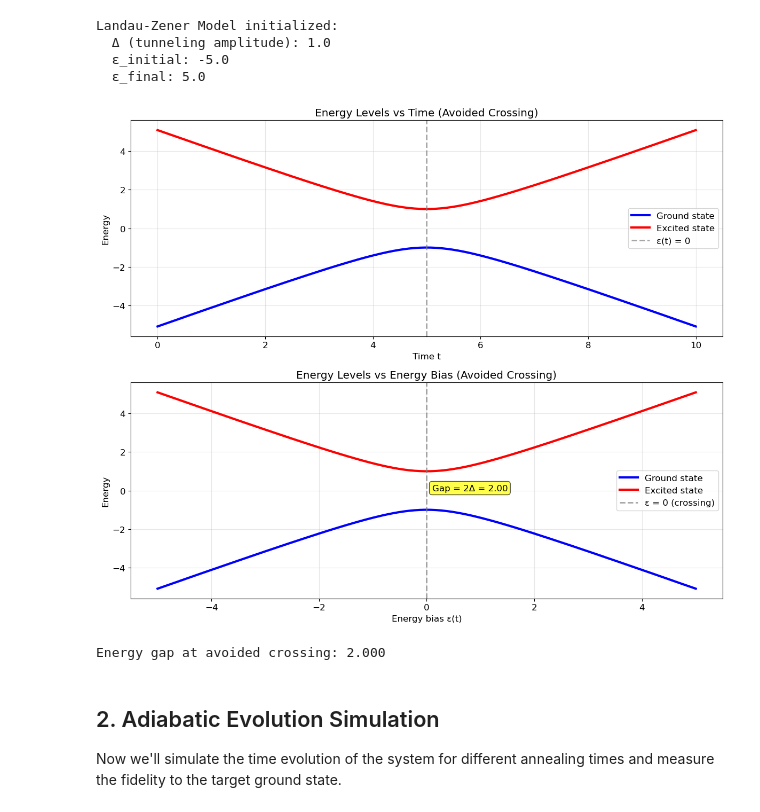
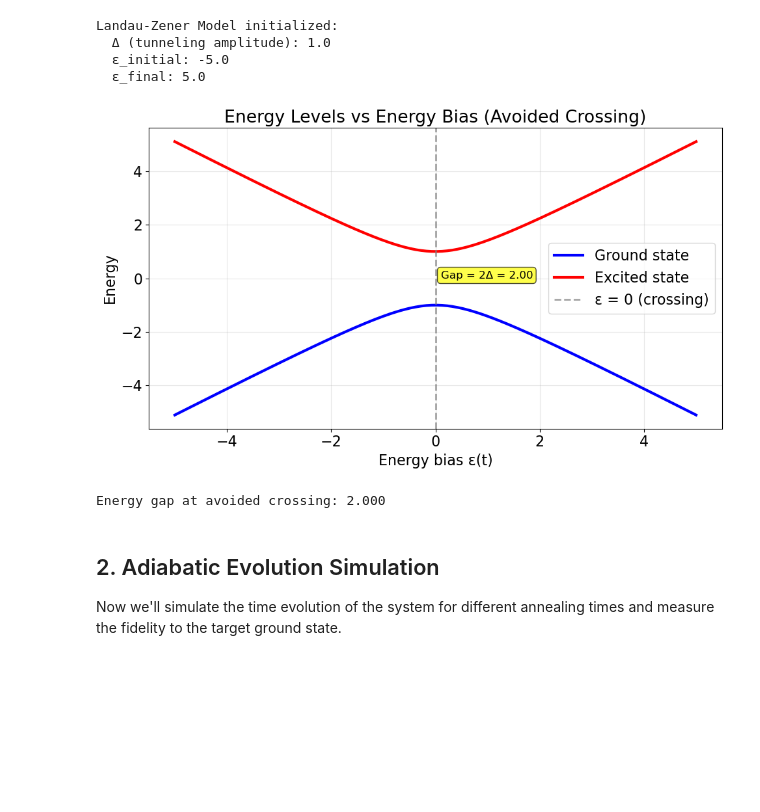
Before and after one commit to NiallCarbery/Adiabatic-Theorem, a Jupyter notebook: TwoLevel.ipynb, the cells around one changed output. Drawn from its saved outputs; the diff is of its cells as text; code cells hidden in the pictures; blank space fills up the shorter version.

```diff
--- a/TwoLevel.ipynb
+++ b/TwoLevel.ipynb
@@ -29,8 +29,8 @@ import warnings
 warnings.filterwarnings('ignore')
 
 # Set up plotting parameters
-plt.rcParams['figure.figsize'] = (12, 8)
-plt.rcParams['font.size'] = 12
+plt.rcParams['figure.figsize'] = (10, 6)
+plt.rcParams['font.size'] = 16
 plt.rcParams['lines.linewidth'] = 2
 
 print("Libraries imported successfully!")
@@ -101,54 +101,43 @@ def plot_energy_levels(lz_model, T=10.0):
     """
     t_points = np.linspace(0, T, 200)
     energies_0 = []  # Ground state
     energies_1 = []  # Excited state
     epsilon_values = []
 
     for t in t_points:
         H_t = lz_model.hamiltonian(t, T)
         eigenvals = H_t.eigenenergies()
         energies_0.append(eigenvals[0])  # Ground state (lowest energy)
         energies_1.append(eigenvals[1])  # Excited state
         epsilon_values.append(lz_model.epsilon(t, T))
 
-    fig, (ax1, ax2) = plt.subplots(2, 1, figsize=(12, 10))
-
-    # Plot energy levels vs time
-    ax1.plot(t_points, energies_0, 'b-', label='Ground state', linewidth=3)
-    ax1.plot(t_points, energies_1, 'r-', label='Excited state', linewidth=3)
-    ax1.axvline(x=T/2, color='gray', linestyle='--', alpha=0.7, label='ε(t) = 0')
-    ax1.set_xlabel('Time t')
-    ax1.set_ylabel('Energy')
-    ax1.set_title('Energy Levels vs Time (Avoided Crossing)')
-    ax1.legend()
-    ax1.grid(True, alpha=0.3)
 
     # Plot energy levels vs epsilon
-    ax2.plot(epsilon_values, energies_0, 'b-', label='Ground state', linewidth=3)
-    ax2.plot(epsilon_values, energies_1, 'r-', label='Excited state', linewidth=3)
-    ax2.axvline(x=0, color='gray', linestyle='--', alpha=0.7, label='ε = 0 (crossing)')
-    ax2.set_xlabel('Energy bias ε(t)')
-    ax2.set_ylabel('Energy')
-    ax2.set_title('Energy Levels vs Energy Bias (Avoided Crossing)')
-    ax2.legend()
-    ax2.grid(True, alpha=0.3)
+    plt.plot(epsilon_values, energies_0, 'b-', label='Ground state', linewidth=3)
+    plt.plot(epsilon_values, energies_1, 'r-', label='Excited state', linewidth=3)
+    plt.axvline(x=0, color='gray', linestyle='--', alpha=0.7, label='ε = 0 (crossing)')
+    plt.xlabel('Energy bias ε(t)')
+    plt.ylabel('Energy')
+    plt.title('Energy Levels vs Energy Bias (Avoided Crossing)')
+    plt.legend()
+    plt.grid(True, alpha=0.3)
 
     # Calculate and display the gap at the avoided crossing
     H_crossing = lz_model.hamiltonian(T/2, T)  # At ε = 0
     gap = H_crossing.eigenenergies()[1] - H_crossing.eigenenergies()[0]
-    ax2.text(0.1, 0, f'Gap = 2Δ = {gap:.2f}', fontsize=12,
+    plt.text(0.1, 0, f'Gap = 2Δ = {gap:.2f}', fontsize=12,
              bbox=dict(boxstyle="round,pad=0.3", facecolor="yellow", alpha=0.7))
 
     plt.tight_layout()
     plt.show()
 
     return gap
 
 # Plot the energy levels
 gap = plot_energy_levels(lz_model)
 print(f"Energy gap at avoided crossing: {gap:.3f}")
 # %% [output]
-[figure, old version]
+[figure, new version]
 Energy gap at avoided crossing: 2.000
 # %% [markdown]
 ## 2. Adiabatic Evolution Simulation
```
Also changed, not shown: parts of 7 cells of this notebook, 5 other files.
